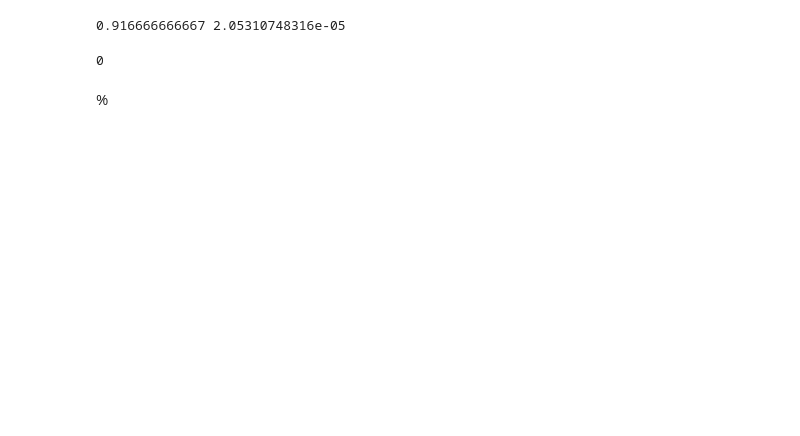
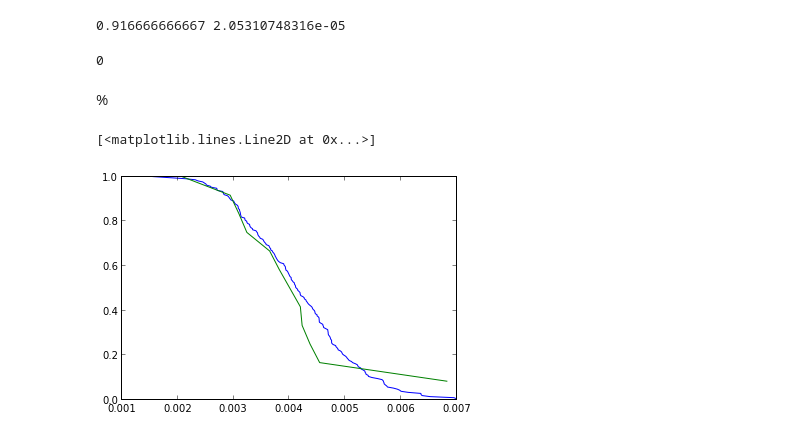
Before and after one commit to forero/CosmicVarianceLAES, a Jupyter notebook: code/model_distributions.ipynb, the cells around one changed output. Saved outputs shown, nothing was run; the diff lists cells and outputs as text; code cells hidden in the pictures; blank space fills up the shorter version.

```diff
--- a/code/model_distributions.ipynb
+++ b/code/model_distributions.ipynb
@@ -131,0 +167,23 @@ sum(a[1:1])
+# %%
+m_min=10.8
+m_max=12.2
+f_occ=0.2
+filename = 'model_{0}_{1}_{2}.dat'.format(m_min, m_max, 1.0)
+model_data = loadtxt(repo_path+data_path+filename)
+survey='ID_full_surveys.dat'
+survey_ID=0
+density_data = get_density(survey, survey_ID, model_data, filling_fraction=f_occ, volume=volume)
+# %%
+density_data = sort(density_data)
+delta = 1.0/density_data.size
+rank = 1.0-arange(0.0,1.0,delta)
+
+n_lae_obs = sort(n_lae_obs)
+delta_obs = 1.0/n_lae_obs.size
+rank_obs = 1.0 - arange(0.0,1.0,delta_obs)
+
+plot(density_data, rank)
+plot(n_lae_obs, rank_obs)
+# %% [output]
+[<matplotlib.lines.Line2D at 0x...>]
+[figure, added]
```
Also changed, not shown: parts of 5 cells of this notebook.
